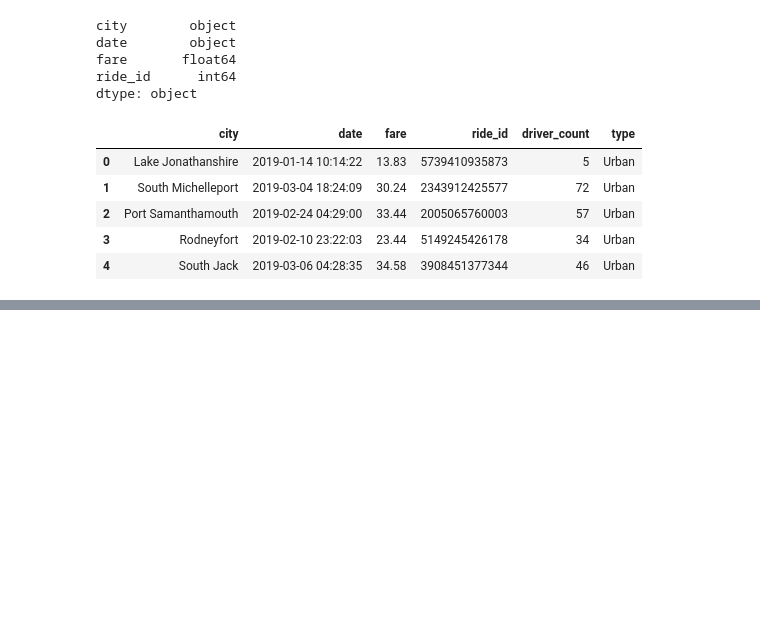
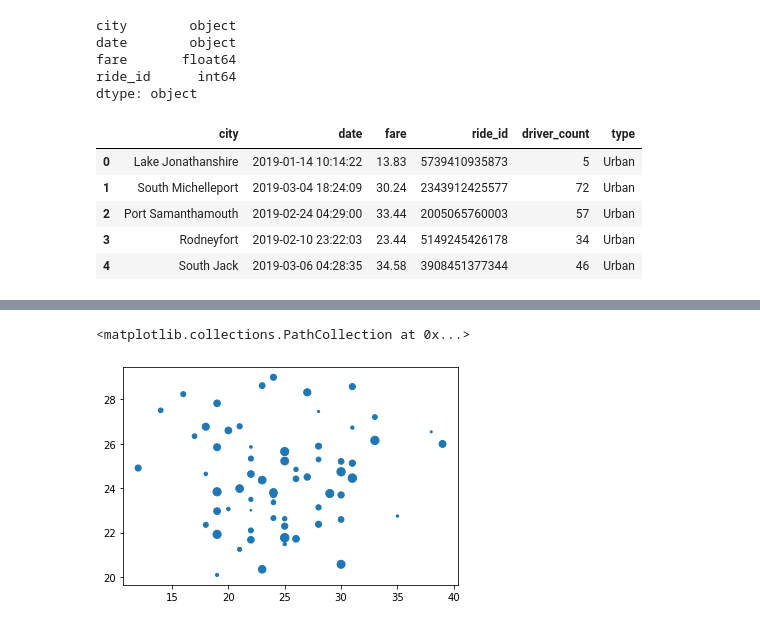
Before and after one commit to bishopce16/PyBer_Analysis, a Jupyter notebook: PyBer.ipynb, the cells around one changed output, grey strips where cells are left out. Saved outputs shown, nothing was run; the diff lists cells and outputs as text; code cells hidden in the pictures; blank space fills up the shorter version.

```diff
--- a/PyBer.ipynb
+++ b/PyBer.ipynb
@@ -111,0 +137,10 @@ pyber_data_df.head()
+# %%
+# 5.3.2 Get the Number of Rides for Each City Type
+# Get the number of rides for urban cities, suburban and rural ride count..
+urban_ride_count = urban_cities_df.groupby(["city"]).count()["ride_id"]
+
+suburban_ride_count = suburban_cities_df.groupby(["city"]).count()["ride_id"]
+
+rural_ride_count = rural_cities_df.groupby(["city"]).count()["ride_id"]
+
+urban_ride_count.head()
@@ -111,0 +155,10 @@ pyber_data_df.head()
+# %%
+# 5.3.3 Get the Average Fare for Each City Type
+# Get average fare for each city in the urban, suburban and rural cities.
+urban_avg_fare = urban_cities_df.groupby(["city"]).mean()["fare"]
+
+suburban_avg_fare = suburban_cities_df.groupby(["city"]).mean()["fare"]
+
+rural_avg_fare = rural_cities_df.groupby(["city"]).mean()["fare"]
+
+urban_avg_fare.head()
@@ -111,0 +173,10 @@ pyber_data_df.head()
+# %%
+# 5.3.4 Get the Average Number of Drivers for Each City Type
+# Get the average number of drivers for each city for the urban, suburban and rural cities.
+urban_driver_count = urban_cities_df.groupby(["city"]).mean()["driver_count"]
+
+suburban_driver_count = suburban_cities_df.groupby(["city"]).mean()["driver_count"]
+
+rural_driver_count = rural_cities_df.groupby(["city"]).mean()["driver_count"]
+
+urban_driver_count.head()
@@ -111,0 +191,10 @@ pyber_data_df.head()
+# %%
+# 5.3.5 Create Bubble Charts
+# Create the Urban Cities Bubble Chart
+# Build the scatter plots for urban cities.
+plt.scatter(urban_ride_count,
+      urban_avg_fare,
+      s=urban_driver_count)
+# %% [output]
+<matplotlib.collections.PathCollection at 0x...>
+[figure, added]
```
Also changed, not shown: parts of 8 cells of this notebook, 1 other file.
